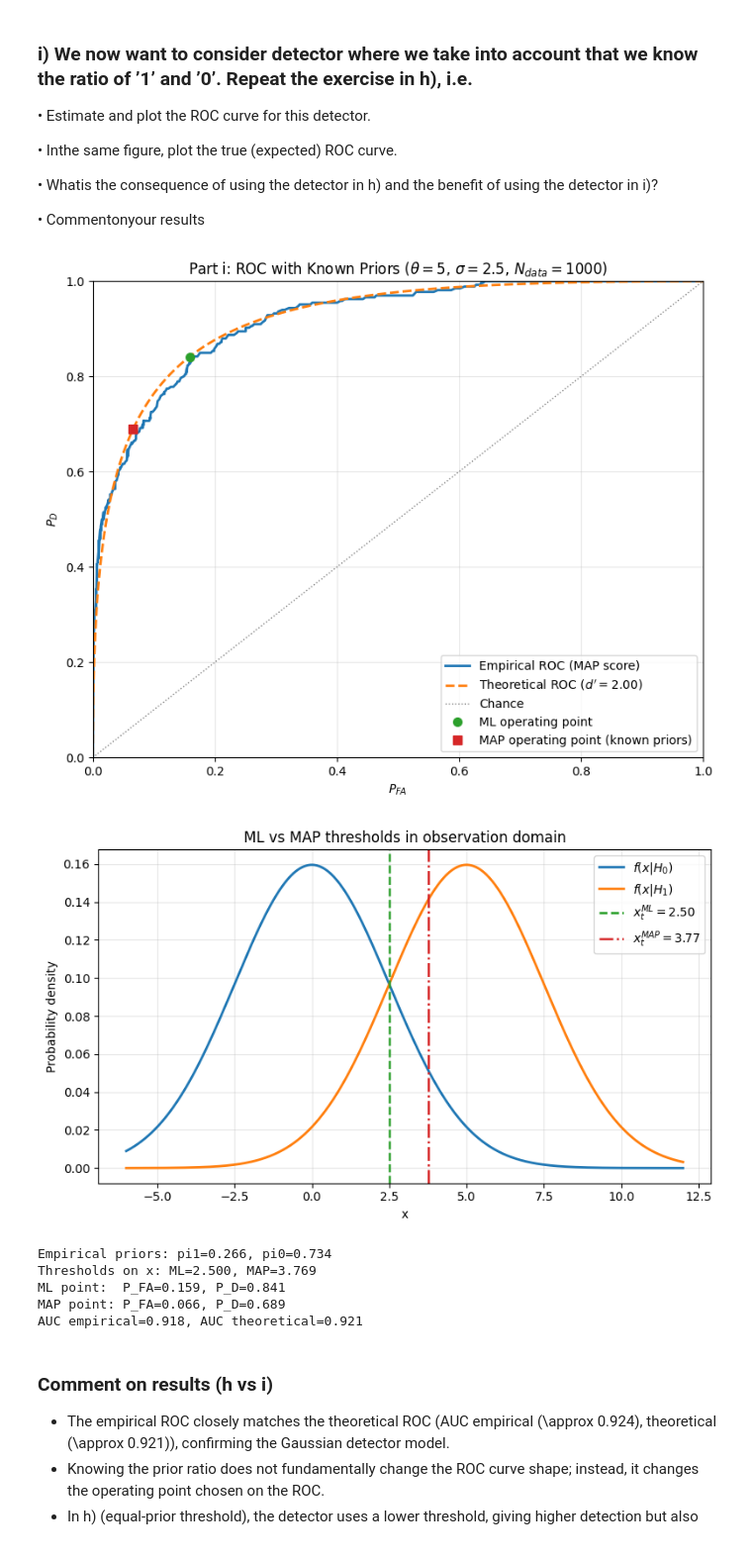
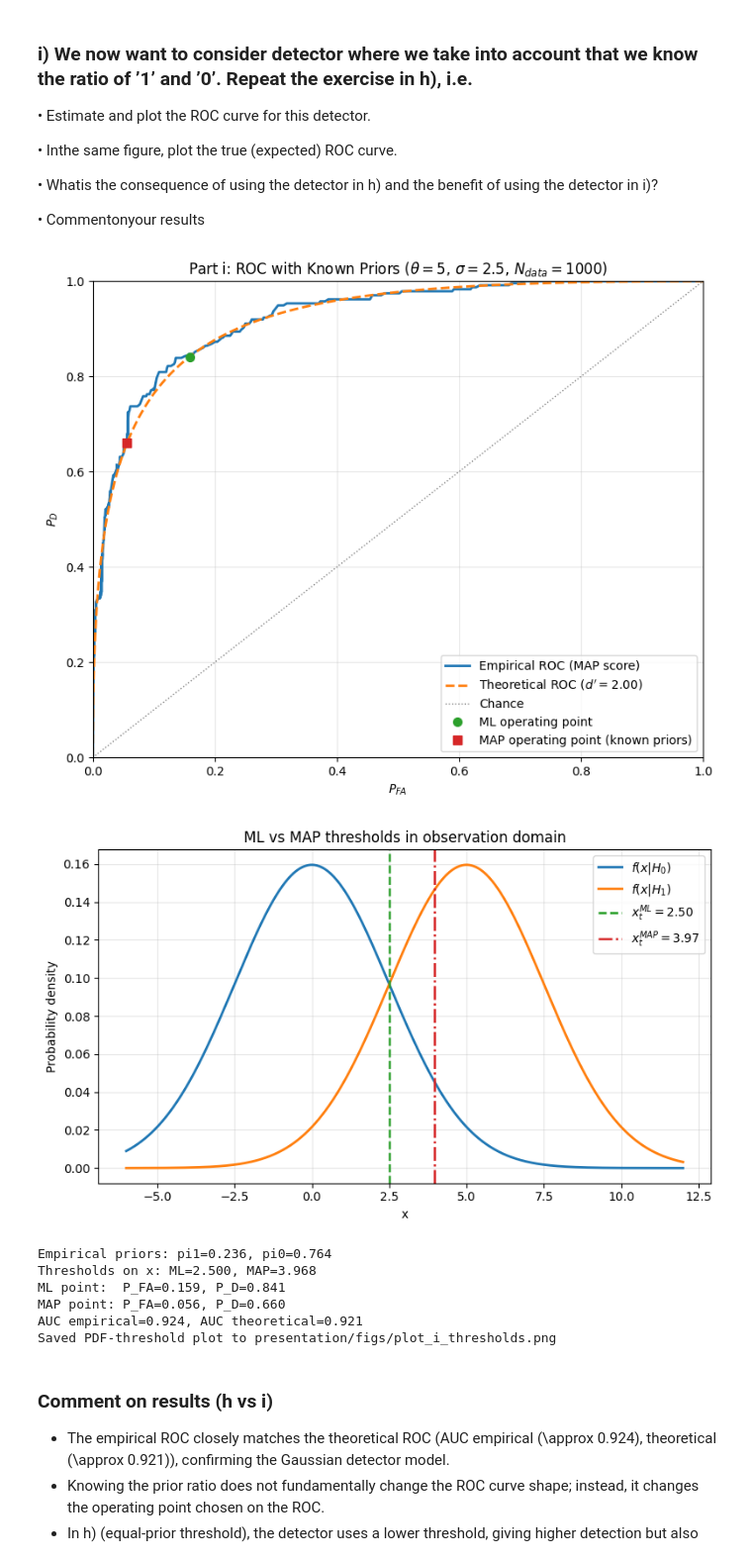
Before and after one commit to Twaal/Statistical_Signal_Processing_IN5340, a Jupyter notebook: Project_3/project_3.ipynb, the cells around one changed output. Shown at 99% size. Saved outputs shown, nothing was run; the diff lists cells and outputs as text; code cells hidden in the pictures.

```diff
--- a/Project_3/project_3.ipynb
+++ b/Project_3/project_3.ipynb
@@ -550,17 +550,16 @@ sigma = 2.5
 nData = 1000
 
 # Same data model as in h): fewer 1's than 0's
-rng = np.random.default_rng(321)
+rng = np.random.default_rng(123)
 s = theta * (rng.standard_normal(nData) >= 1 / np.sqrt(2)).astype(float)
 x = s + sigma * rng.standard_normal(nData)
 labels = (s > 0).astype(int)
 
-# Empirical priors from generated data (known/used by MAP detector)
+# Empirical priors from generated data
 pi1 = labels.mean()
 pi0 = 1 - pi1
 
-# Log-likelihood-ratio (up to equivalent affine transform) for Gaussian shift model
-# log Lambda(x) = (theta/sigma^2) x - theta^2/(2 sigma^2)
+# Log-likelihood-ratio for Gaussian shift model
 llr = (theta / sigma**2) * x - (theta**2) / (2 * sigma**2)
 
 # MAP score = log posterior odds (equal costs): llr + log(pi1/pi0)
@@ -611,40 +610,41 @@ plt.show()
 
 # Plot 2: PDFs with ML and MAP thresholds
 x_grid = np.linspace(-6, 12, 800)
 f0 = norm_dist.pdf(x_grid, loc=0, scale=sigma)
 f1 = norm_dist.pdf(x_grid, loc=theta, scale=sigma)
 
 fig, ax = plt.subplots(figsize=(8, 4.8))
 ax.plot(x_grid, f0, linewidth=2.0, label=r'$f(x|H_0)$')
 ax.plot(x_grid, f1, linewidth=2.0, label=r'$f(x|H_1)$')
 ax.axvline(th_ml, linestyle='--', linewidth=1.8, color='C2', label=rf'$x_t^{{ML}}={th_ml:.2f}$')
 ax.axvline(th_map, linestyle='-.', linewidth=1.8, color='C3', label=rf'$x_t^{{MAP}}={th_map:.2f}$')
 ax.set_title(r'ML vs MAP thresholds in observation domain')
 ax.set_xlabel('x')
 ax.set_ylabel('Probability density')
 ax.grid(True, alpha=0.3)
 ax.legend(loc='upper right')
 plt.tight_layout()
 fig.savefig('presentation/figs/plot_i_thresholds.png', dpi=150, bbox_inches='tight')
 plt.show()
 
 auc_emp = np.trapezoid(pd_emp_sorted, pfa_emp_sorted)
 auc_theory = np.trapezoid(pd_theory, pfa_grid)
 
 print(f"Empirical priors: pi1={pi1:.3f}, pi0={pi0:.3f}")
 print(f"Thresholds on x: ML={th_ml:.3f}, MAP={th_map:.3f}")
 print(f"ML point:  P_FA={pfa_ml:.3f}, P_D={pd_ml:.3f}")
 print(f"MAP point: P_FA={pfa_map:.3f}, P_D={pd_map:.3f}")
 print(f"AUC empirical={auc_emp:.3f}, AUC theoretical={auc_theory:.3f}")
 print("Saved PDF-threshold plot to presentation/figs/plot_i_thresholds.png")
 # %% [output]
-[figure, old version]
+[figure, new version]
-[figure, old version]
+[figure, new version]
-Empirical priors: pi1=0.266, pi0=0.734
-Thresholds on x: ML=2.500, MAP=3.769
+Empirical priors: pi1=0.236, pi0=0.764
+Thresholds on x: ML=2.500, MAP=3.968
 ML point:  P_FA=0.159, P_D=0.841
-MAP point: P_FA=0.066, P_D=0.689
-AUC empirical=0.918, AUC theoretical=0.921
+MAP point: P_FA=0.056, P_D=0.660
+AUC empirical=0.924, AUC theoretical=0.921
+Saved PDF-threshold plot to presentation/figs/plot_i_thresholds.png
 # %% [markdown]
 ### Comment on results (h vs i)
 
```
Also changed, not shown: 7 other files.
